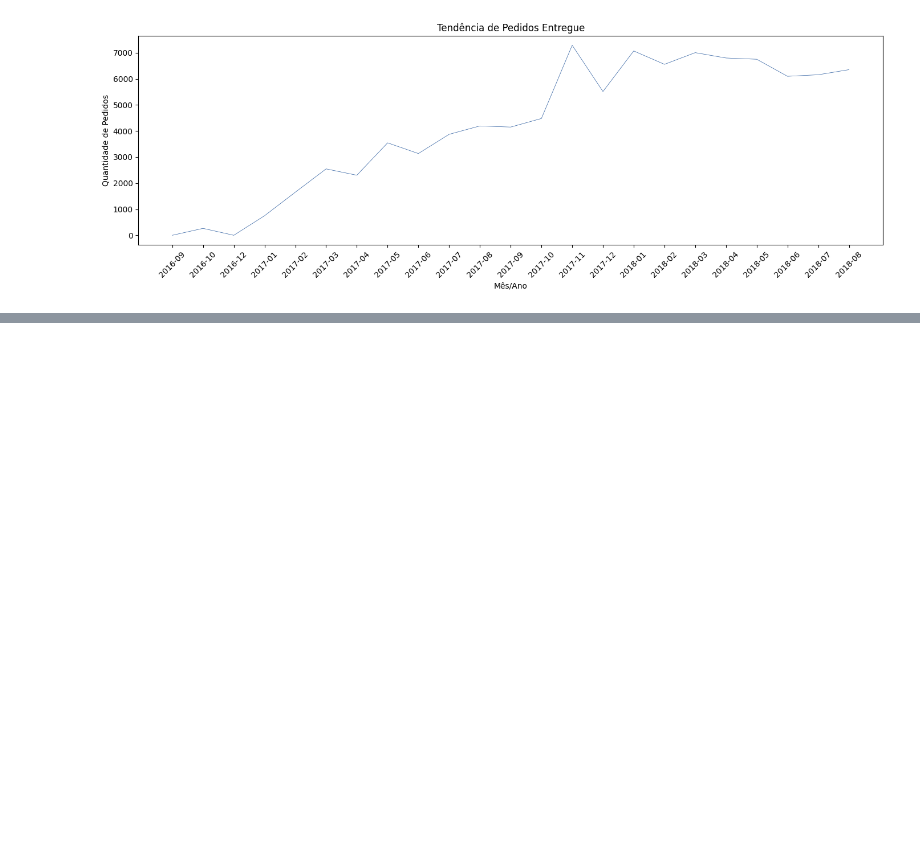
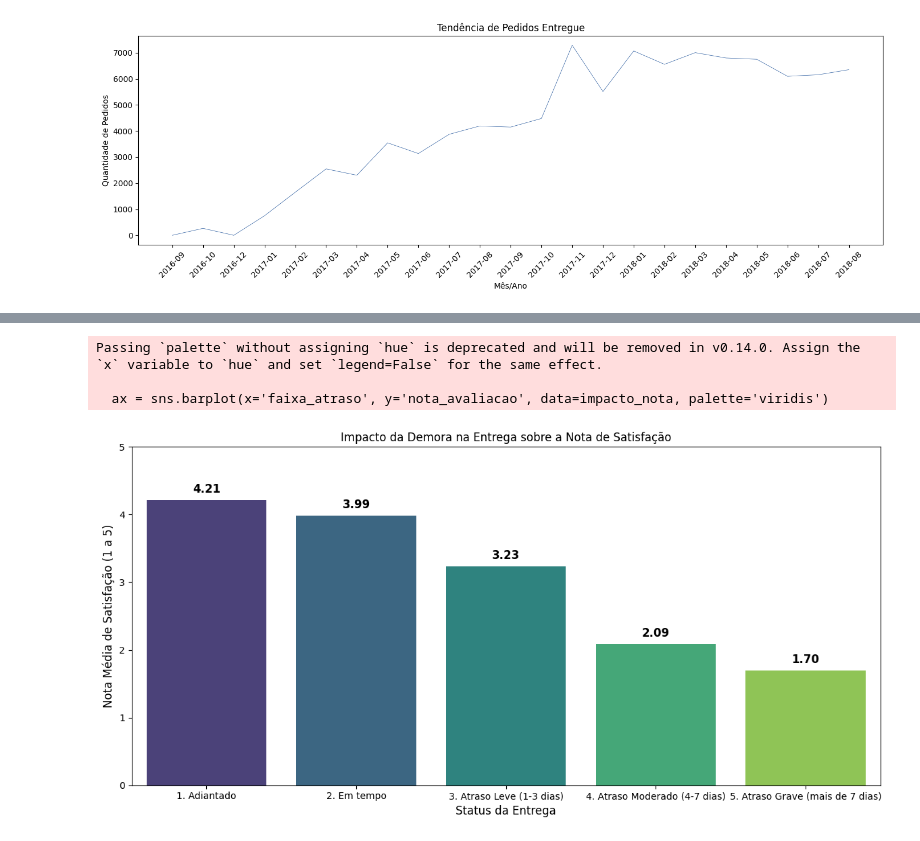
Before and after one commit to prkalva10/Collab, a Jupyter notebook: Analise_Dados_FINAL_Olist.ipynb, the cells around one changed output, grey strips where cells are left out. Saved outputs shown, nothing was run; the diff lists cells and outputs as text; code cells hidden in the pictures; blank space fills up the shorter version.

```diff
--- a/Analise_Dados_FINAL_Olist.ipynb
+++ b/Analise_Dados_FINAL_Olist.ipynb
@@ -597,0 +597,38 @@ TypeError: bad operand type for unary ~: 'tuple'
+# %%
+# Pergunta 3
+# Qual é o impacto real e quantificável da demora na entrega sobre a nota de satisfação do cliente?
+
+def categoriar_atraso(dias):
+    if dias < 0:
+      return '1. Adiantado'
+    elif dias == 0:
+      return '2. Em tempo'
+    elif 1 <= dias <= 3:
+      return '3. Atraso Leve (1-3 dias)'
+    elif 4 <= dias <= 7:
+      return '4. Atraso Moderado (4-7 dias)'
+    else:
+      return '5. Atraso Grave (mais de 7 dias)'
+
+df_main['faixa_atraso'] = df_main['atrazo_entrega_dias'].apply(categoriar_atraso)
+
+impacto_nota = df_main.groupby('faixa_atraso')['nota_avaliacao'].mean().reset_index()
+
+plt.figure(figsize=(12,6))
+ax = sns.barplot(x='faixa_atraso', y='nota_avaliacao', data=impacto_nota, palette='viridis')
+plt.title('Impacto da Demora na Entrega sobre a Nota de Satisfação')
+plt.xlabel('Status da Entrega', fontsize=12)
+plt.ylabel('Nota Média de Satisfação (1 a 5)', fontsize=12)
+plt.ylim(0,5)
+
+for p in ax.patches:
+    ax.annotate(f'{p.get_height():.2f}', (p.get_x() + p.get_width() / 2., p.get_height()),
+                ha='center', va='bottom', fontsize=12, fontweight='bold', xytext=(0,5), textcoords='offset points')
+
+plt.tight_layout()
+plt.show()
+# %% [output]
+Passing `palette` without assigning `hue` is deprecated and will be removed in v0.14.0. Assign the `x` variable to `hue` and set `legend=False` for the same effect.
+
+  ax = sns.barplot(x='faixa_atraso', y='nota_avaliacao', data=impacto_nota, palette='viridis')
+[figure, added]
```
Also changed, not shown: parts of 3 cells of this notebook.
